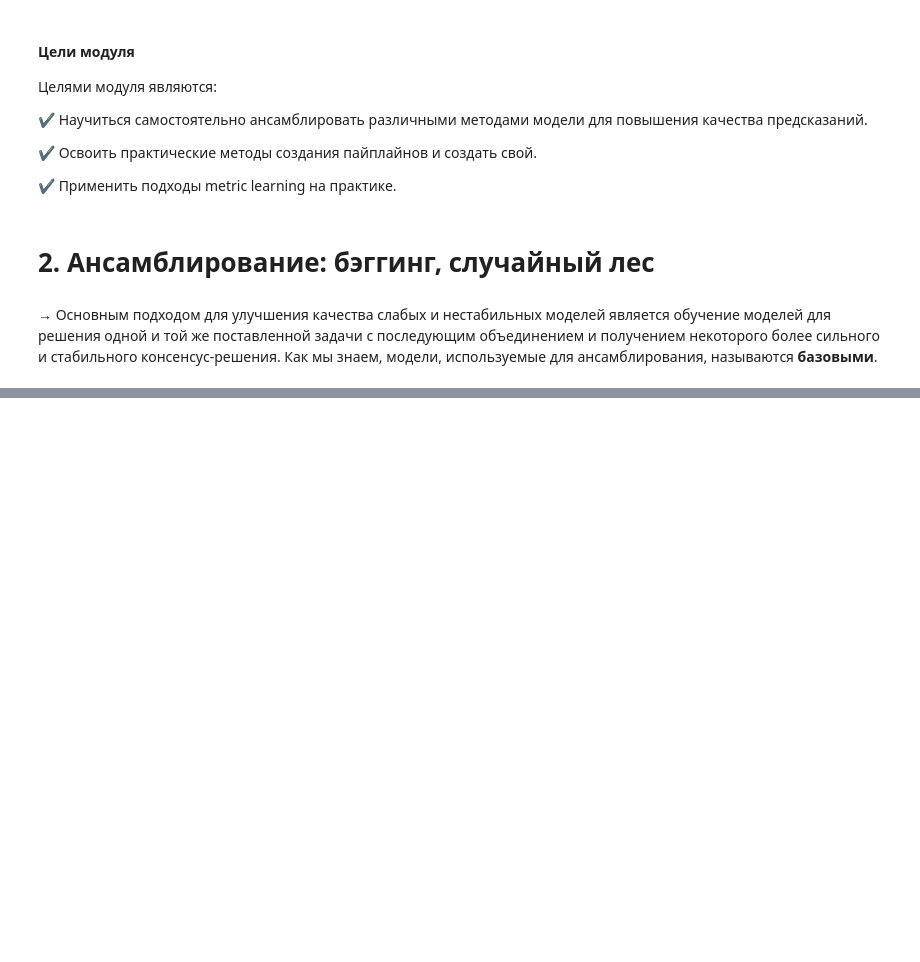
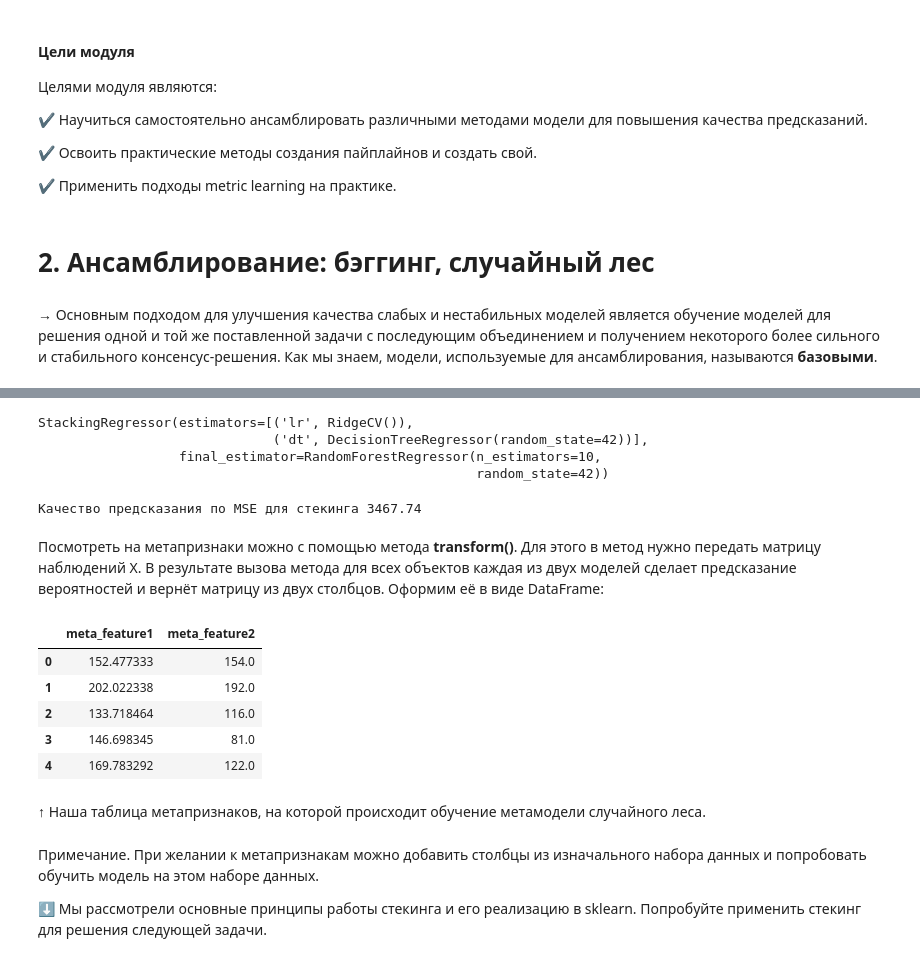
Before and after one commit to tgorbunov/sf_data_science, a Jupyter notebook: Skillfactory/ML_Intro/ML-8. Продвинутые методы машинного обучения.ipynb, the cells around one changed output, grey strips where cells are left out. Saved outputs shown, nothing was run; the diff lists cells and outputs as text; code cells hidden in the pictures; blank space fills up the shorter version.

```diff
--- a/Skillfactory/ML_Intro/ML-8. Продвинутые методы машинного обучения.ipynb
+++ b/Skillfactory/ML_Intro/ML-8. Продвинутые методы машинного обучения.ipynb
@@ -50,0 +263,6 @@
+# %%
+#Создаем список кортежей вида: (наименование модели, модель)
+estimators = [
+    ('lr', RidgeCV()),
+    ('dt',  DecisionTreeRegressor(random_state=42))
+]
@@ -50,0 +273,50 @@
+# %%
+# Создаем объект класса стекинг
+reg = StackingRegressor(
+    estimators=estimators, #базовые модели в стекинге
+    final_estimator=RandomForestRegressor( #метамодель
+        n_estimators=10, #количество деревьев в ансамбле
+        random_state=42 #датчик генератора случайных чисел
+    )
+)
+# Обучаем модель
+reg.fit(X_train, y_train)
+# %% [output]
+StackingRegressor(estimators=[('lr', RidgeCV()),
+                              ('dt', DecisionTreeRegressor(random_state=42))],
+                  final_estimator=RandomForestRegressor(n_estimators=10,
+                                                        random_state=42))
+# %%
+# Формируем предсказание для тестовой выборки
+y_pred_stack = reg.predict(X_test)
+# Оцениваем качество по метрике MSE
+print(f'Качество предсказания по MSE для стекинга {round(mean_squared_error(y_test, y_pred_stack), 2)}')
+
+# Будет выведено:
+# Качество предсказания по MSE для стекинга 3464.11
+# %% [output]
+Качество предсказания по MSE для стекинга 3467.74
+# %% [markdown]
+Посмотреть на метапризнаки можно с помощью метода **transform()**. Для этого в метод нужно передать матрицу наблюдений X. В результате вызова метода для всех объектов каждая из двух моделей сделает предсказание вероятностей и вернёт матрицу из двух столбцов. Оформим её в виде DataFrame:
+# %%
+# Получаем мета-признаки из тренировочных данных
+meta_data = reg.transform(X_train)
+# Создаем DataFrame
+meta_df = pd.DataFrame(
+    meta_data, #содержимое таблицы
+    columns=['meta_feature1', 'meta_feature2',] #название столбцов
+)
+meta_df.head()
+# %% [output]
+|  | meta_feature1 | meta_feature2 |
+| 0 | 152.477333 | 154.0 |
+| 1 | 202.022338 | 192.0 |
+| 2 | 133.718464 | 116.0 |
+| 3 | 146.698345 | 81.0 |
+| 4 | 169.783292 | 122.0 |
+# %% [markdown]
+↑ Наша таблица метапризнаков, на которой происходит обучение метамодели случайного леса.
+# %% [markdown]
+Примечание. При желании к метапризнакам можно добавить столбцы из изначального набора данных и попробовать обучить модель на этом наборе данных.
+
+ ⬇️ Мы рассмотрели основные принципы работы стекинга и его реализацию в sklearn. Попробуйте применить стекинг для решения следующей задачи.
```
Also changed, not shown: parts of 46 cells of this notebook.
